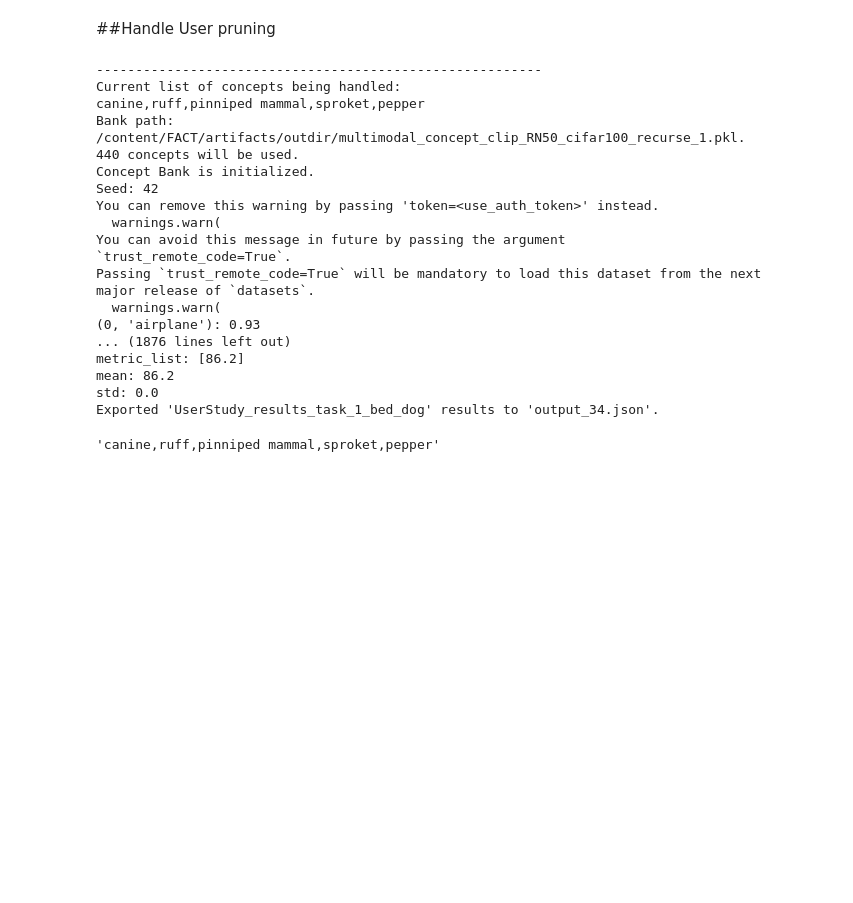
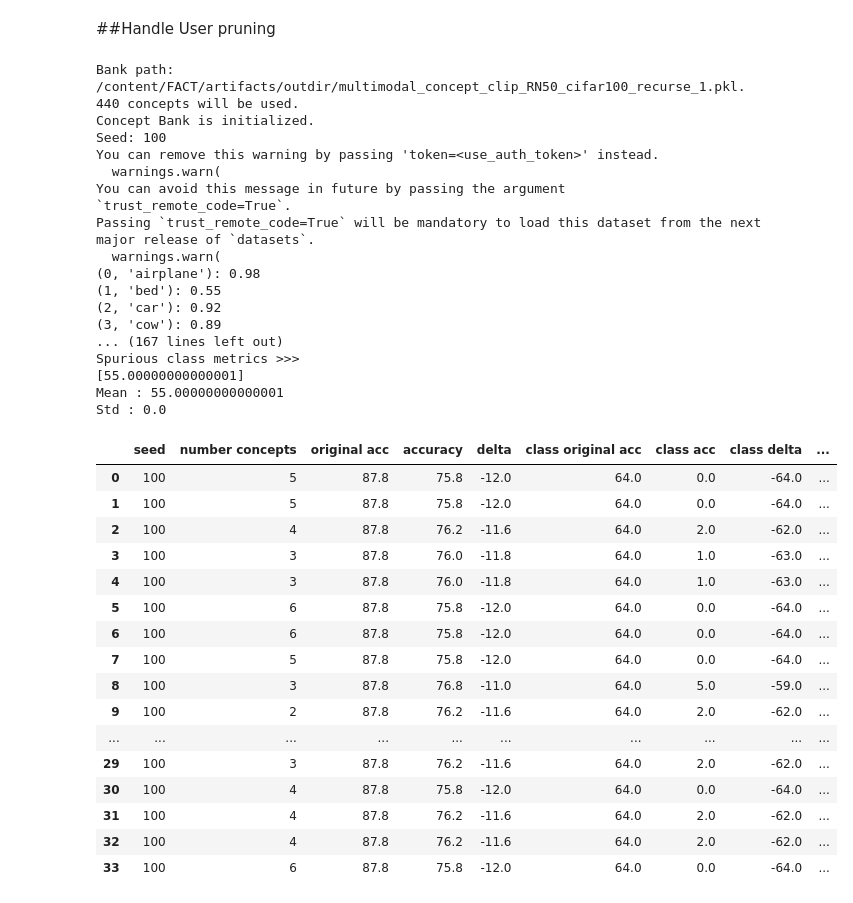
Before and after one commit to dgcnz/FACT, a Jupyter notebook: notebooks/user_study_pcbm.ipynb, the cells around one changed output. Cells and saved outputs as stored; diff of their text form; code cells hidden in the pictures; blank space fills up the shorter version.

```diff
--- a/notebooks/user_study_pcbm.ipynb
+++ b/notebooks/user_study_pcbm.ipynb
@@ -724,36 +1867,30 @@ df_cleaned = df.dropna(subset=['Q3'])
 # %%
-for concept in df_cleaned['Q3'][2:]:
-  print('---------------------------------------------------------')
-  print('Current list of concepts being handled:')
-  print(concept)
-  if 'sproket' in concept:
-    concept = concept.replace("sproket", "sprocket") #fix typo I did in answers
-  formatted_concept = f"'{concept}'"
-  !python train_pcbm_userstudy.py \
+!python train_pcbm_userstudy.py \
   --concept-bank='/content/FACT/artifacts/outdir/multimodal_concept_clip_RN50_cifar100_recurse_1.pkl'\
   --dataset="task_1_bed_dog" \
   --backbone-name="clip:RN50" \
   --out-dir=artifacts/outdir \
-  --seeds='42'\
+  --print-out=False\
+  --seeds='100'\
   --lam=2e-3\
   --token={token}\
   --pruning-class='bed'\
-  --prune={formatted_concept}
+  --prune='{user_ans_task_1}'
 # %% [output]
----------------------------------------------------------
-Current list of concepts being handled:
-canine,ruff,pinniped mammal,sproket,pepper
 Bank path: /content/FACT/artifacts/outdir/multimodal_concept_clip_RN50_cifar100_recurse_1.pkl. 440 concepts will be used.
 Concept Bank is initialized.
-Seed: 42
+Seed: 100
 You can remove this warning by passing 'token=<use_auth_token>' instead.
   warnings.warn(
 You can avoid this message in future by passing the argument `trust_remote_code=True`.
 Passing `trust_remote_code=True` will be mandatory to load this dataset from the next major release of `datasets`.
   warnings.warn(
-(0, 'airplane'): 0.93
-... (1876 lines left out)
-metric_list: [86.2]
-mean: 86.2
-std: 0.0
-Exported 'UserStudy_results_task_1_bed_dog' results to 'output_34.json'.
+(0, 'airplane'): 0.98
+(1, 'bed'): 0.55
+(2, 'car'): 0.92
+(3, 'cow'): 0.89
+... (167 lines left out)
+Spurious class metrics >>>
+[55.00000000000001]
+Mean : 55.00000000000001
+Std : 0.0
@@ -762,4 +1896,0 @@ concept = df['Q3'][2]
-# %%
-concept
-# %% [output]
-'canine,ruff,pinniped mammal,sproket,pepper'
@@ -768,0 +1897,22 @@ formatted_concept = f"'{corrected_string}'"
+# %%
+csv_path = '/content/FACT/artifacts/outdir/users_pruning_results_task_1_bed_dog.csv'
+df = pd.read_csv(csv_path)
+df
+# %% [output]
+|  | seed | number concepts | original acc | accuracy | delta | class original acc | class acc | class delta | ... |
+| 0 | 100 | 5 | 87.8 | 75.8 | -12.0 | 64.0 | 0.0 | -64.0 | ... |
+| 1 | 100 | 5 | 87.8 | 75.8 | -12.0 | 64.0 | 0.0 | -64.0 | ... |
+| 2 | 100 | 4 | 87.8 | 76.2 | -11.6 | 64.0 | 2.0 | -62.0 | ... |
+| 3 | 100 | 3 | 87.8 | 76.0 | -11.8 | 64.0 | 1.0 | -63.0 | ... |
+| 4 | 100 | 3 | 87.8 | 76.0 | -11.8 | 64.0 | 1.0 | -63.0 | ... |
+| 5 | 100 | 6 | 87.8 | 75.8 | -12.0 | 64.0 | 0.0 | -64.0 | ... |
+| 6 | 100 | 6 | 87.8 | 75.8 | -12.0 | 64.0 | 0.0 | -64.0 | ... |
+| 7 | 100 | 5 | 87.8 | 75.8 | -12.0 | 64.0 | 0.0 | -64.0 | ... |
+| 8 | 100 | 3 | 87.8 | 76.8 | -11.0 | 64.0 | 5.0 | -59.0 | ... |
+| 9 | 100 | 2 | 87.8 | 76.2 | -11.6 | 64.0 | 2.0 | -62.0 | ... |
+| ... | ... | ... | ... | ... | ... | ... | ... | ... | ... |
+| 29 | 100 | 3 | 87.8 | 76.2 | -11.6 | 64.0 | 2.0 | -62.0 | ... |
+| 30 | 100 | 4 | 87.8 | 75.8 | -12.0 | 64.0 | 0.0 | -64.0 | ... |
+| 31 | 100 | 4 | 87.8 | 76.2 | -11.6 | 64.0 | 2.0 | -62.0 | ... |
+| 32 | 100 | 4 | 87.8 | 76.2 | -11.6 | 64.0 | 2.0 | -62.0 | ... |
+| 33 | 100 | 6 | 87.8 | 75.8 | -12.0 | 64.0 | 0.0 | -64.0 | ... |
```
Also changed, not shown: parts of 119 cells of this notebook, 1 other file.
